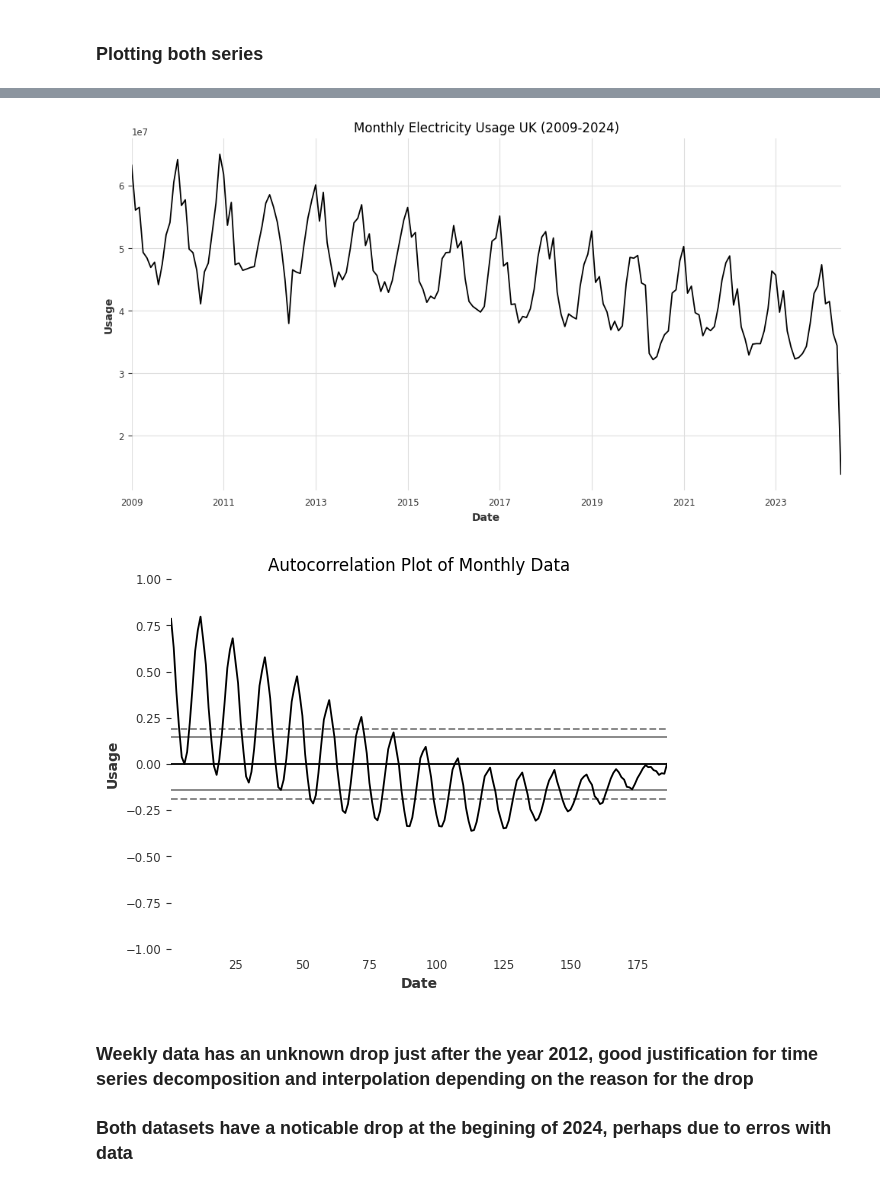
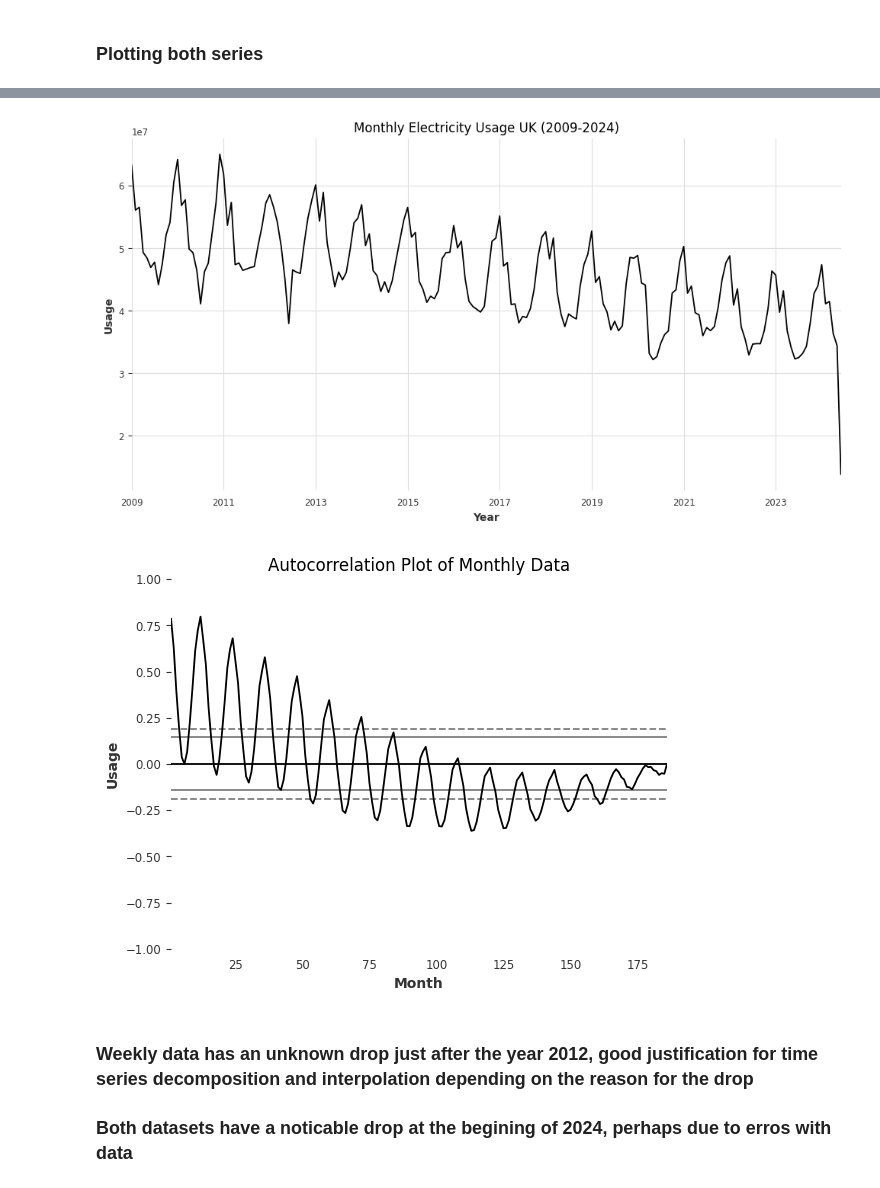
Before and after one commit to neilmartindev/national-grid-forecasting, a Jupyter notebook: nationalgrid.ipynb, the cells around one changed output, grey strips where cells are left out. Cells and saved outputs as stored; diff of their text form; code cells hidden in the pictures.

```diff
--- a/nationalgrid.ipynb
+++ b/nationalgrid.ipynb
@@ -133,32 +133,32 @@ memory usage: 2.9 KB
 # %% [markdown]
 ### Plotting both series
 # %%
-df_weekly.plot(title='Monthly Electricity Usage UK (2009-2024)', figsize=(12, 6))
-plt.xlabel('Date')
+df_weekly.plot(title='Weekly Electricity Usage UK (2009-2024)', figsize=(12, 6))
+plt.xlabel('Year')
 plt.ylabel('Usage')
 plt.show()
 
 acf_weekly = pd.plotting.autocorrelation_plot(df_weekly)
-plt.xlabel('Date')
+plt.xlabel('Week')
 plt.ylabel('Usage')
 plt.title('Autocorrelation Plot of Weekly Data')
 plt.show()
 
 df_monthly.plot(title='Monthly Electricity Usage UK (2009-2024)', figsize=(12, 6))
-plt.xlabel('Date')
+plt.xlabel('Year')
 plt.ylabel('Usage')
 plt.show()
 
 acf_monthly = pd.plotting.autocorrelation_plot(df_monthly)
-plt.xlabel('Date')
+plt.xlabel('Month')
 plt.ylabel('Usage')
 plt.title('Autocorrelation Plot of Monthly Data')
 plt.show()
 # %% [output]
 [figure]
 [figure]
 [figure]
-[figure, old version]
+[figure, new version]
 # %%
 df_monthly.head()
 
```
Also changed, not shown: parts of 3 cells of this notebook.
